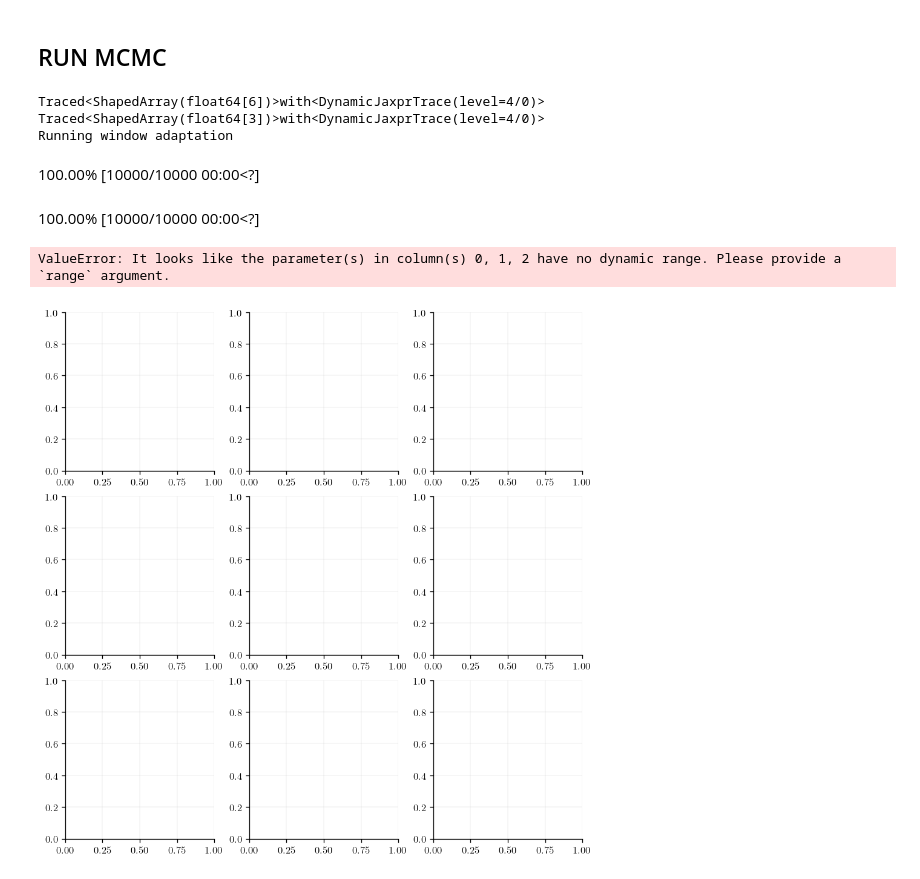
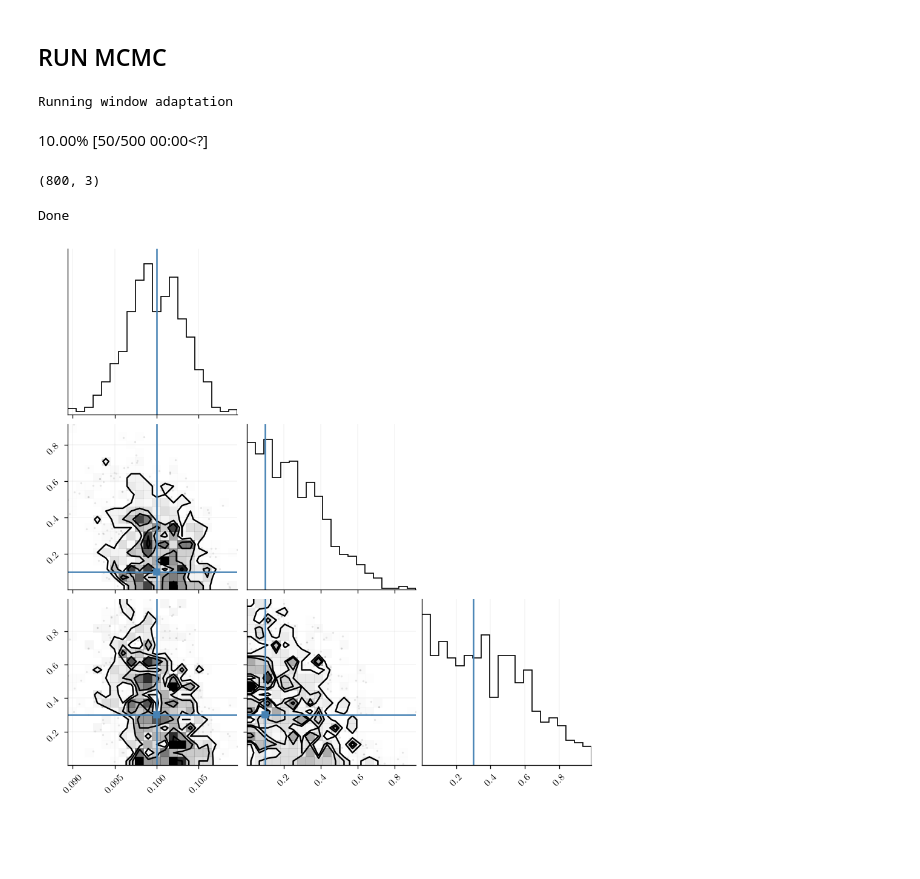
Before and after one commit to ChrisBoettner/gaussian-process, a Jupyter notebook: 002_fit.ipynb, the cells around one changed output. Saved outputs shown, nothing was run; the diff lists cells and outputs as text; code cells hidden in the pictures; blank space fills up the shorter version.

```diff
--- a/002_fit.ipynb
+++ b/002_fit.ipynb
@@ -76,7 +76,7 @@ from tensorflow_probability.substrates.jax.distributions import (
     Uniform,
     TransformedDistribution,
 )
-from tensorflow_probability.substrates.jax.bijectors import Power, Log, Exp
+from tensorflow_probability.substrates.jax.bijectors import Log
 
 initial_params = {
     "gp_parameter": get_trainables(model, unconstrain=True),
@@ -101,7 +101,7 @@ param_priors = {
             low=jnp.exp(lower_param_bounds["lc_parameter"]),  # type: ignore
             high=jnp.exp(upper_param_bounds["lc_parameter"]),  # type: ignore
         ),
-        bijector=Exp(),
+        bijector=Log(),
     ),
 }
 # %%
@@ -111,8 +111,8 @@ log_likelihood = log_likelihood_function(
     t_train,
     lc_train,
     train_mask,
-    fix_gp=True,
-    compile=False,
+    fix_gp=False,
+    compile=True,
 )
 
 
@@ -142,8 +142,8 @@ Array([1.00484082e-01, 4.53999298e-05, 5.81529626e-01], dtype=float64)
 ## RUN MCMC
 # %%
 # Adapted from BlackJax's introduction notebook.
-num_adapt = 10000
-num_samples = 10000
+num_adapt = 500
+num_samples = 200
 num_chains = 8
 
 warmup = blackjax.window_adaptation(
@@ -159,29 +159,42 @@ rng_key, warmup_key, sample_key = jax.random.split(rng_key, 3)
     num_steps=num_adapt,
 )
 # %% [output]
-Traced<ShapedArray(float64[6])>with<DynamicJaxprTrace(level=4/0)> Traced<ShapedArray(float64[3])>with<DynamicJaxprTrace(level=4/0)>
 Running window adaptation
-100.00% [10000/10000 00:00<?]
+10.00% [50/500 00:00<?]
-# %%
-from inference import run_inference_algorithm
-
-nuts = blackjax.nuts(log_probability, **parameters)
-
-states = run_inference_algorithm(
-    sample_key,
-    state,
-    nuts,
-    num_samples,
-    True,
-)
-# %% [output]
-100.00% [10000/10000 00:00<?]
+# %%
+nuts = blackjax.nuts(log_probability, **parameters)
+
+initial_positions = {
+    "gp_parameter": jnp.tile(state.position["gp_parameter"], (num_chains, 1)),
+    "lc_parameter": jnp.tile(state.position["lc_parameter"], (num_chains, 1)),
+}
+
+initial_states = jax.vmap(nuts.init, in_axes=(0))(initial_positions)
+
+inference_loop_multiple_chains = jax.pmap(
+    run_inference_algorithm,
+    in_axes=(0, 0, None, None, None),
+    static_broadcasted_argnums=(2, 3, 4),
+)
+sample_keys = jax.random.split(sample_key, num_chains)
+
+pmap_states = inference_loop_multiple_chains(
+    sample_keys,
+    initial_states,
+    nuts,
+    num_samples,
+    False,
+)
+# %%
+pmap_states[1].position["lc_parameter"].reshape(-1, 3).shape
+# %% [output]
+(800, 3)
 # %%
 corner(
-    np.array(states[1].position["lc_parameter"]),
+    np.exp(np.array(pmap_states[1].position["lc_parameter"].reshape(-1, 3))),
     truths=jnp.array([0.1, 0.1, 0.3]),
 )
 print("Done")
 # %% [output]
-ValueError: It looks like the parameter(s) in column(s) 0, 1, 2 have no dynamic range. Please provide a `range` argument.
+Done
-[figure, old version]
+[figure, new version]
```
Also changed, not shown: parts of 3 cells of this notebook, 2 other files.
